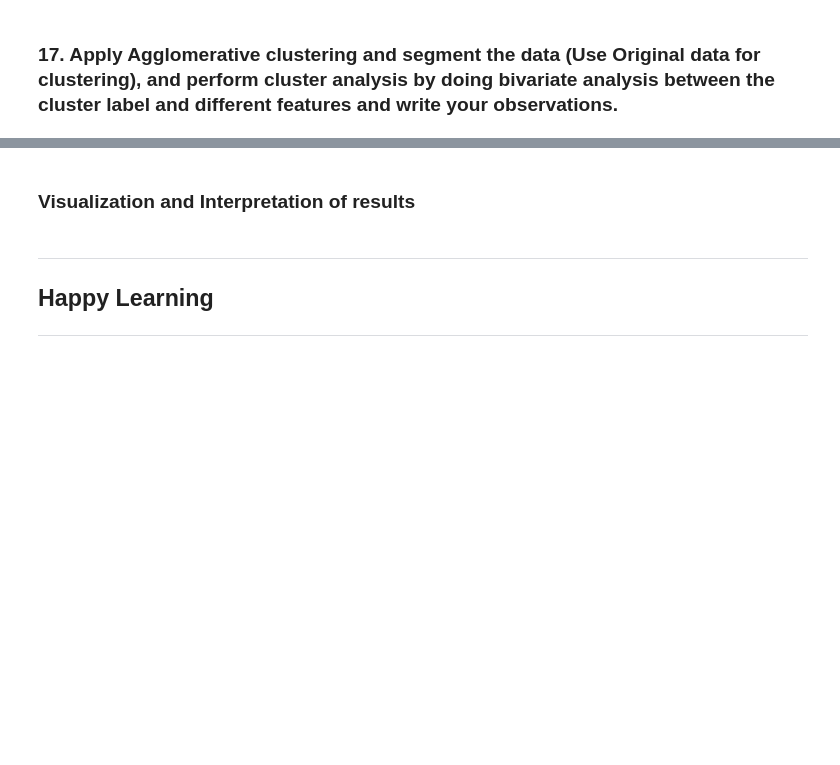
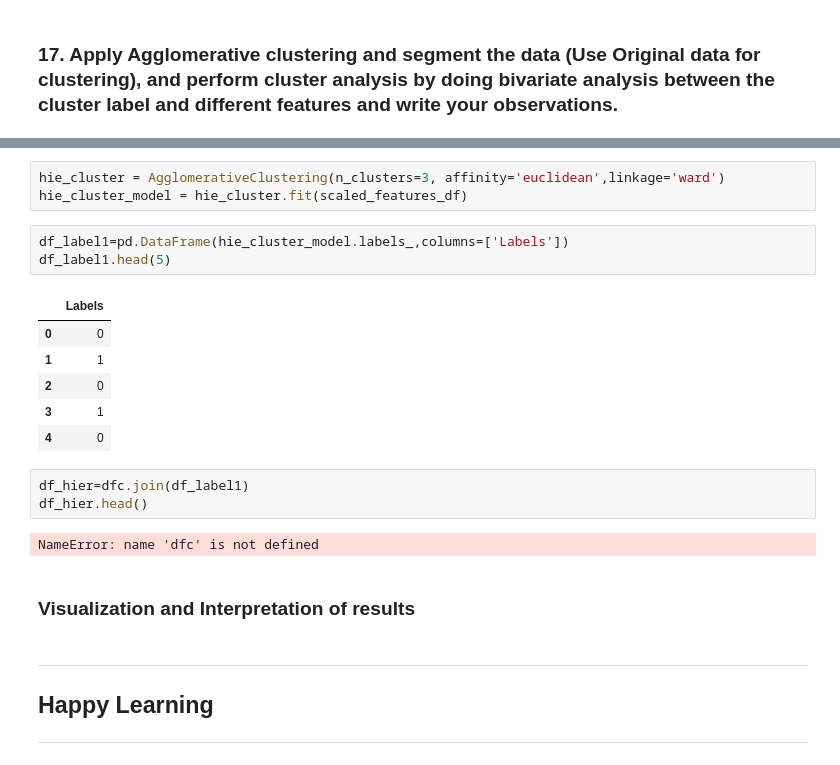
Before and after one commit to aritbhat3/AritraLab4_PythonforDS, a Jupyter notebook: Unsupervised Learning - Lab session 4.ipynb, the cells around one changed output, grey strips where cells are left out. Drawn from its saved outputs; the diff is of its cells as text; blank space fills up the shorter version.

```diff
--- a/Unsupervised Learning - Lab session 4.ipynb
+++ b/Unsupervised Learning - Lab session 4.ipynb
@@ -382,3 +457,21 @@ pca_df.head()
+# %%
+hie_cluster = AgglomerativeClustering(n_clusters=3, affinity='euclidean',linkage='ward')
+hie_cluster_model = hie_cluster.fit(scaled_features_df)
+# %%
+df_label1=pd.DataFrame(hie_cluster_model.labels_,columns=['Labels'])
+df_label1.head(5)
+# %% [output]
+|  | Labels |
+| 0 | 0 |
+| 1 | 1 |
+| 2 | 0 |
+| 3 | 1 |
+| 4 | 0 |
+# %%
+df_hier=dfc.join(df_label1)
+df_hier.head()
+# %% [output]
+NameError: name 'dfc' is not defined
 # %% [markdown]
 ### Visualization and Interpretation of results
 # %% [markdown]
```
Also changed, not shown: parts of 42 cells of this notebook.
